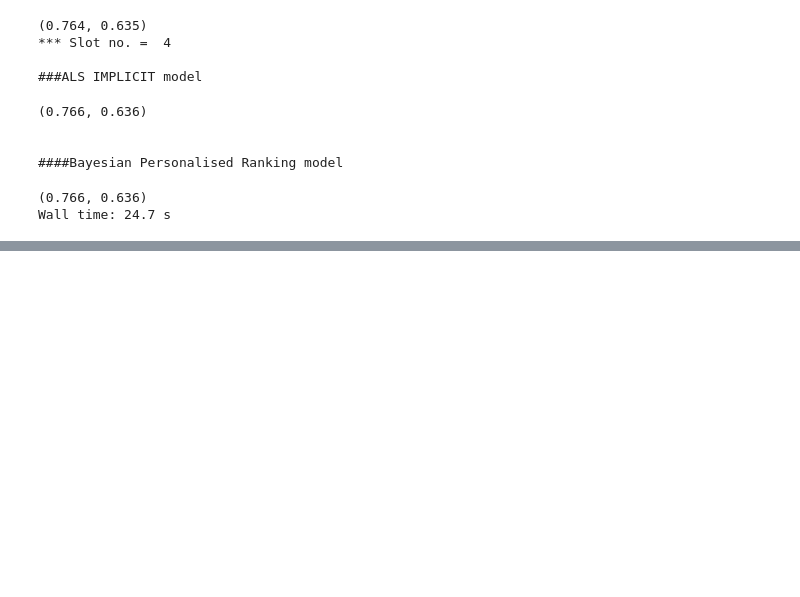
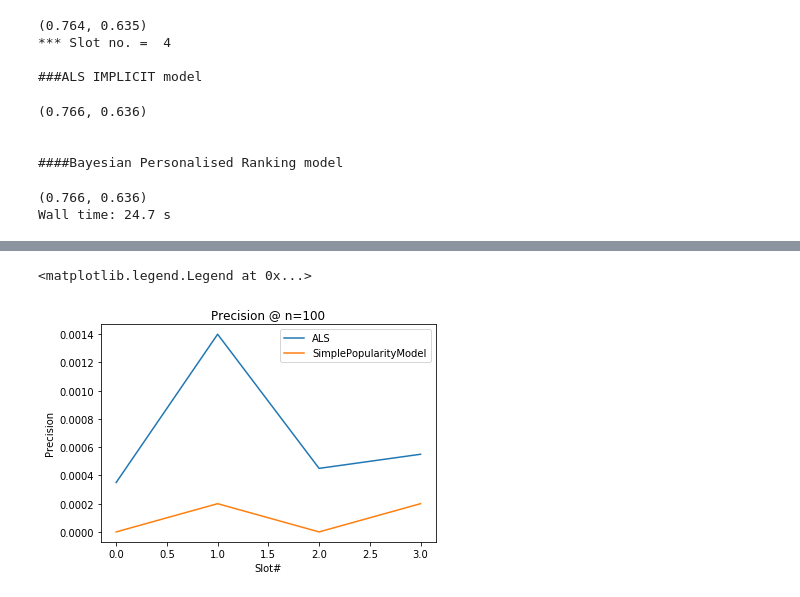
Before and after one commit to hemangbehl/Time-Aware-Music-Recommedation-System-Lastfm, a Jupyter notebook: CLEAN_v2.6_leaveOneOut_ALS_BayesianPR.ipynb, the cells around one changed output, grey strips where cells are left out. Cells and saved outputs as stored; diff of their text form; code cells hidden in the pictures; blank space fills up the shorter version.

```diff
--- a/CLEAN_v2.6_leaveOneOut_ALS_BayesianPR.ipynb
+++ b/CLEAN_v2.6_leaveOneOut_ALS_BayesianPR.ipynb
@@ -412,0 +434,11 @@ Wall time: 24.7 s
+# %%
+line, = plt.plot([0.00035000000000000005,0.0014000000000000004,0.00045,0.0005499999999999999], label='ALS')
+line, = plt.plot([0,0.0002,0,0.0002], label='SimplePopularityModel')
+#plt.ylim(0.5, 1)
+plt.title('Precision @ n=100')
+plt.xlabel('Slot#')
+plt.ylabel('Precision')
+plt.legend()
+# %% [output]
+<matplotlib.legend.Legend at 0x...>
+[figure, added]
```
Also changed, not shown: parts of 4 cells of this notebook, 2 other files.
